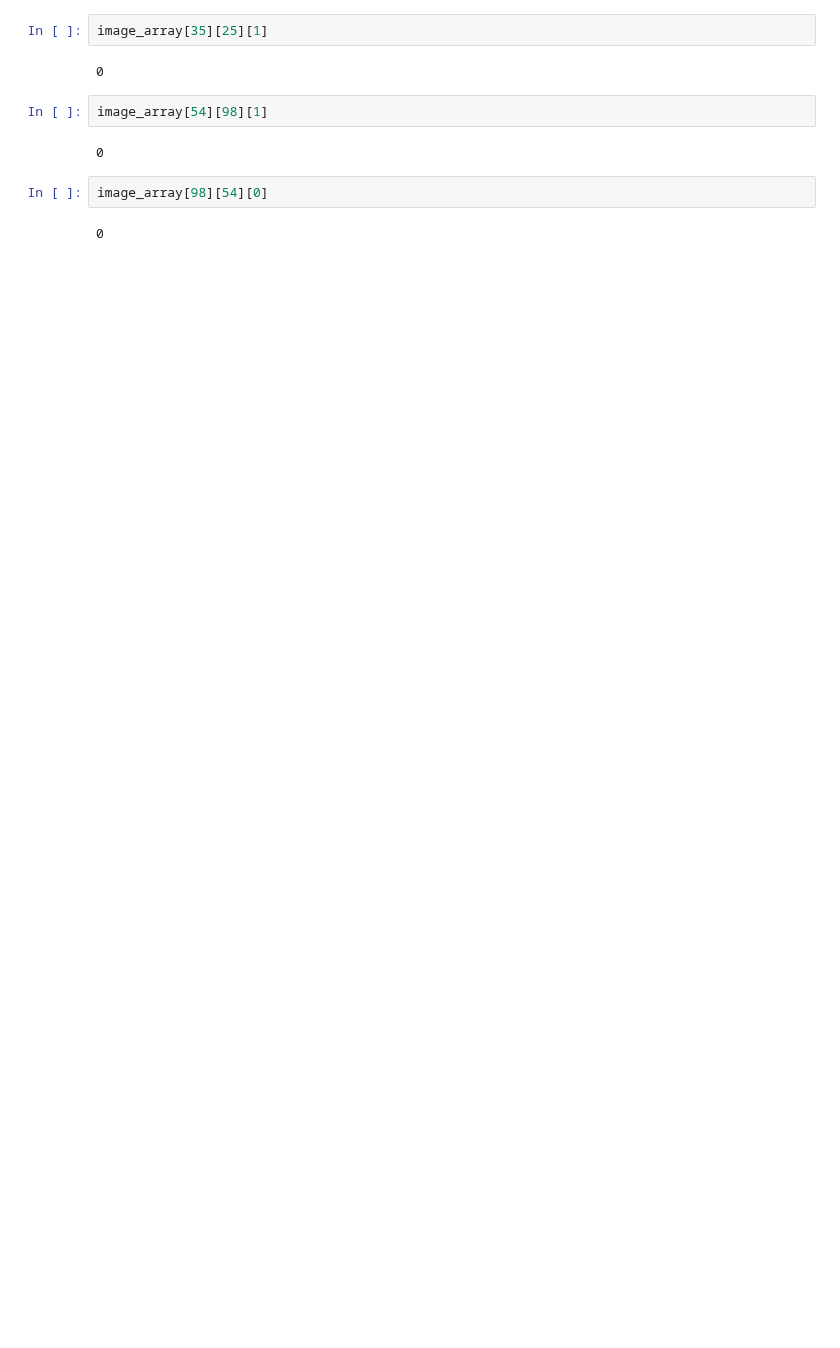
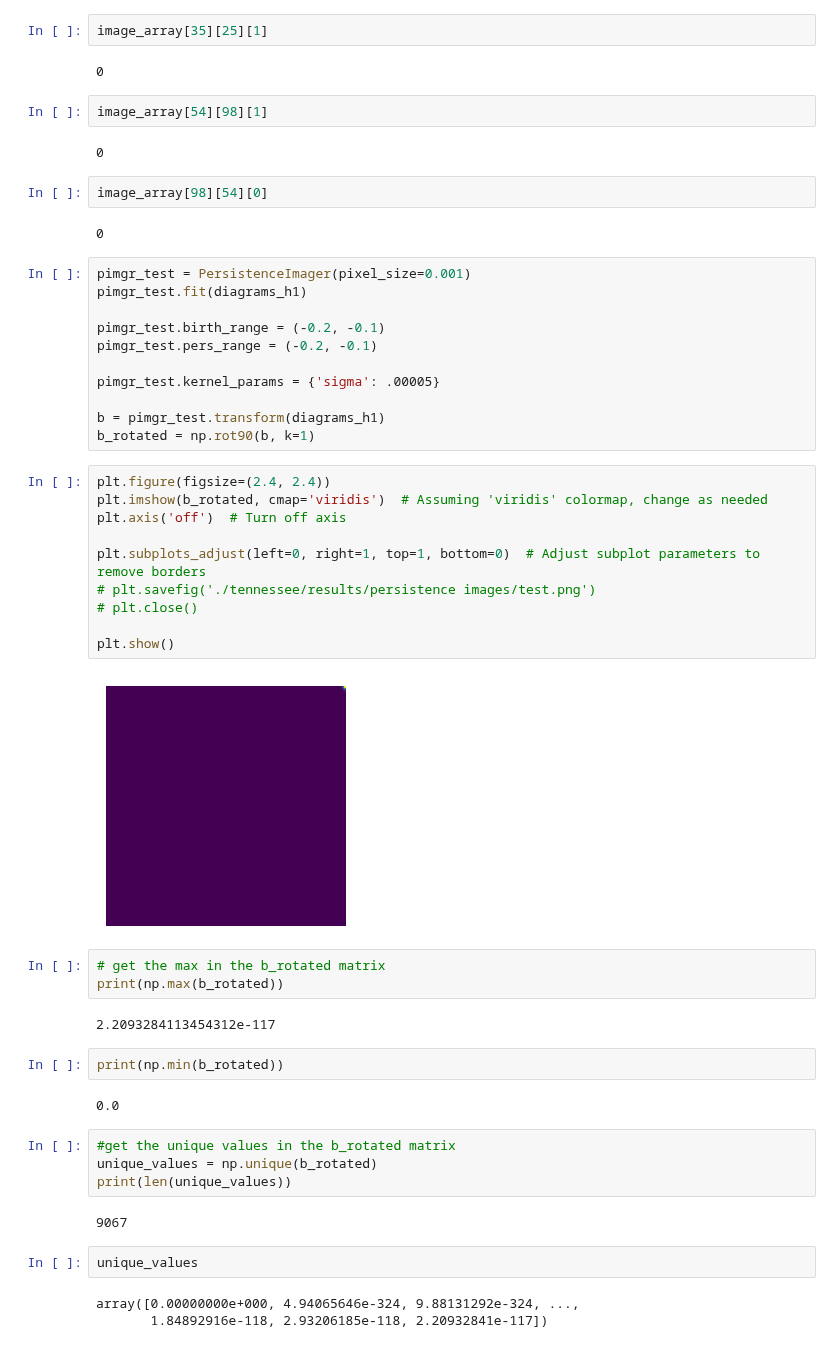
Before and after one commit to hashansl/opioid-risk-modeling, a Jupyter notebook: persistence images-testing for detailed image.ipynb, the cells around one changed output. Cells and saved outputs as stored; diff of their text form; blank space fills up the shorter version.

```diff
--- a/persistence images-testing for detailed image.ipynb
+++ b/persistence images-testing for detailed image.ipynb
@@ -319,3 +325,46 @@ image_array[54][98][1]
 image_array[98][54][0]
 # %% [output]
 0
+# %%
+pimgr_test = PersistenceImager(pixel_size=0.001)
+pimgr_test.fit(diagrams_h1)
+
+pimgr_test.birth_range = (-0.2, -0.1)
+pimgr_test.pers_range = (-0.2, -0.1)
+
+pimgr_test.kernel_params = {'sigma': .00005}
+
+b = pimgr_test.transform(diagrams_h1)
+b_rotated = np.rot90(b, k=1)
+# %%
+plt.figure(figsize=(2.4, 2.4))
+plt.imshow(b_rotated, cmap='viridis')  # Assuming 'viridis' colormap, change as needed
+plt.axis('off')  # Turn off axis
+
+plt.subplots_adjust(left=0, right=1, top=1, bottom=0)  # Adjust subplot parameters to remove borders
+# plt.savefig('./tennessee/results/persistence images/test.png')
+# plt.close()
+
+plt.show()
+# %% [output]
+[figure, added]
+# %%
+# get the max in the b_rotated matrix
+print(np.max(b_rotated))
+# %% [output]
+2.2093284113454312e-117
+# %%
+print(np.min(b_rotated))
+# %% [output]
+0.0
+# %%
+#get the unique values in the b_rotated matrix
+unique_values = np.unique(b_rotated)
+print(len(unique_values))
+# %% [output]
+9067
+# %%
+unique_values
+# %% [output]
+array([0.00000000e+000, 4.94065646e-324, 9.88131292e-324, ...,
+       1.84892916e-118, 2.93206185e-118, 2.20932841e-117])
```
Also changed, not shown: parts of 1 cell of this notebook.
